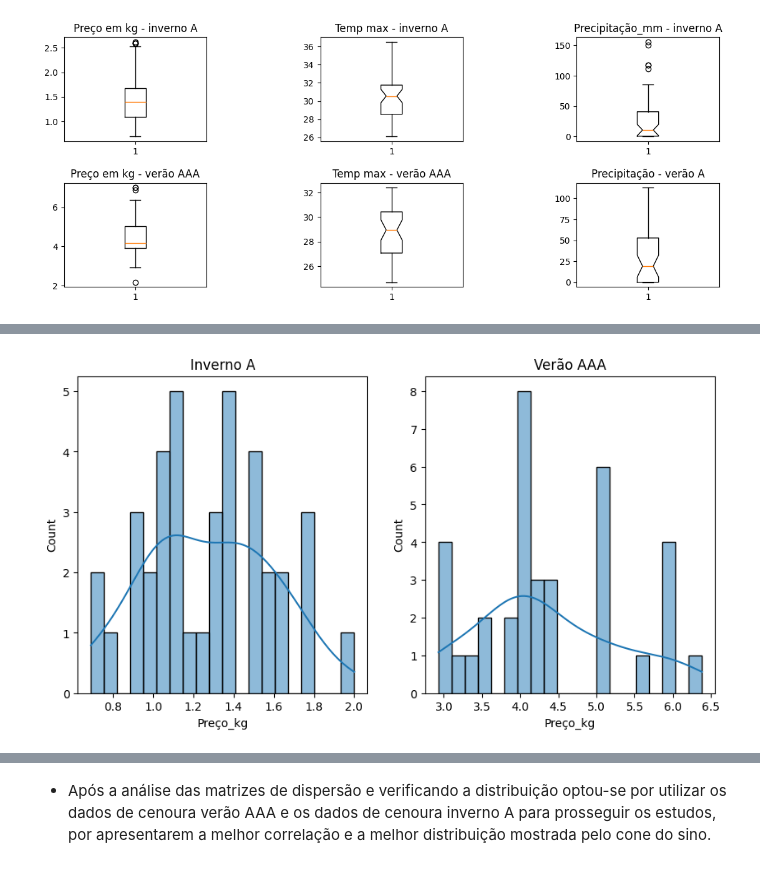
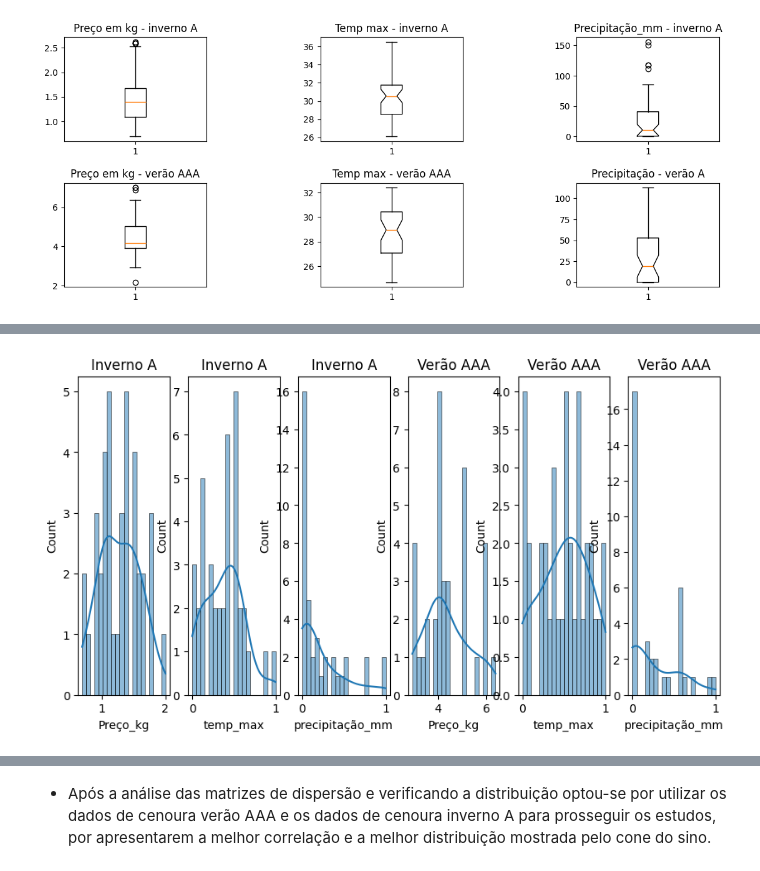
Before and after one commit to jairobernardesjunior/Prediz_preco_cenoura, a Jupyter notebook: 02 - PreçoCenoura_trata_analisa.ipynb, the cells around one changed output, grey strips where cells are left out. Saved outputs shown, nothing was run; the diff lists cells and outputs as text; code cells hidden in the pictures.

Commit message:
versão 2.1
normaliza temperatura e precipitação

```diff
--- a/02 - PreçoCenoura_trata_analisa.ipynb
+++ b/02 - PreçoCenoura_trata_analisa.ipynb
@@ -384,12 +434,21 @@ plt.show()
 # %%
-# verifica a distribuição depois de retirar os outliers
-fig,ax = plt.subplots(1,2,figsize=(10,5))
+# verifica a distribuiçao dos tipos de cenouras inverno A e verão AAA depois da normalização
+fig,ax = plt.subplots(1,6,figsize=(10,5))
 
 sns.histplot(iax.Preço_kg, bins=20, kde=True, ax=ax[0])
-sns.histplot(vaaax.Preço_kg, bins=20, kde=True, ax=ax[1])
+sns.histplot(iax.temp_max, bins=20, kde=True, ax=ax[1])
+sns.histplot(iax.precipitação_mm, bins=20, kde=True, ax=ax[2])
 ax[0].set_title('Inverno A')
-ax[1].set_title('Verão AAA')
+ax[1].set_title('Inverno A')
+ax[2].set_title('Inverno A')
+
+sns.histplot(vaaax.Preço_kg, bins=20, kde=True, ax=ax[3])
+sns.histplot(vaaax.temp_max, bins=20, kde=True, ax=ax[4])
+sns.histplot(vaaax.precipitação_mm, bins=20, kde=True, ax=ax[5])
+ax[3].set_title('Verão AAA')
+ax[4].set_title('Verão AAA')
+ax[5].set_title('Verão AAA')
 
 plt.show()
 # %% [output]
-[figure, old version]
+[figure, new version]
```
Also changed, not shown: parts of 10 cells of this notebook, 6 other files.
